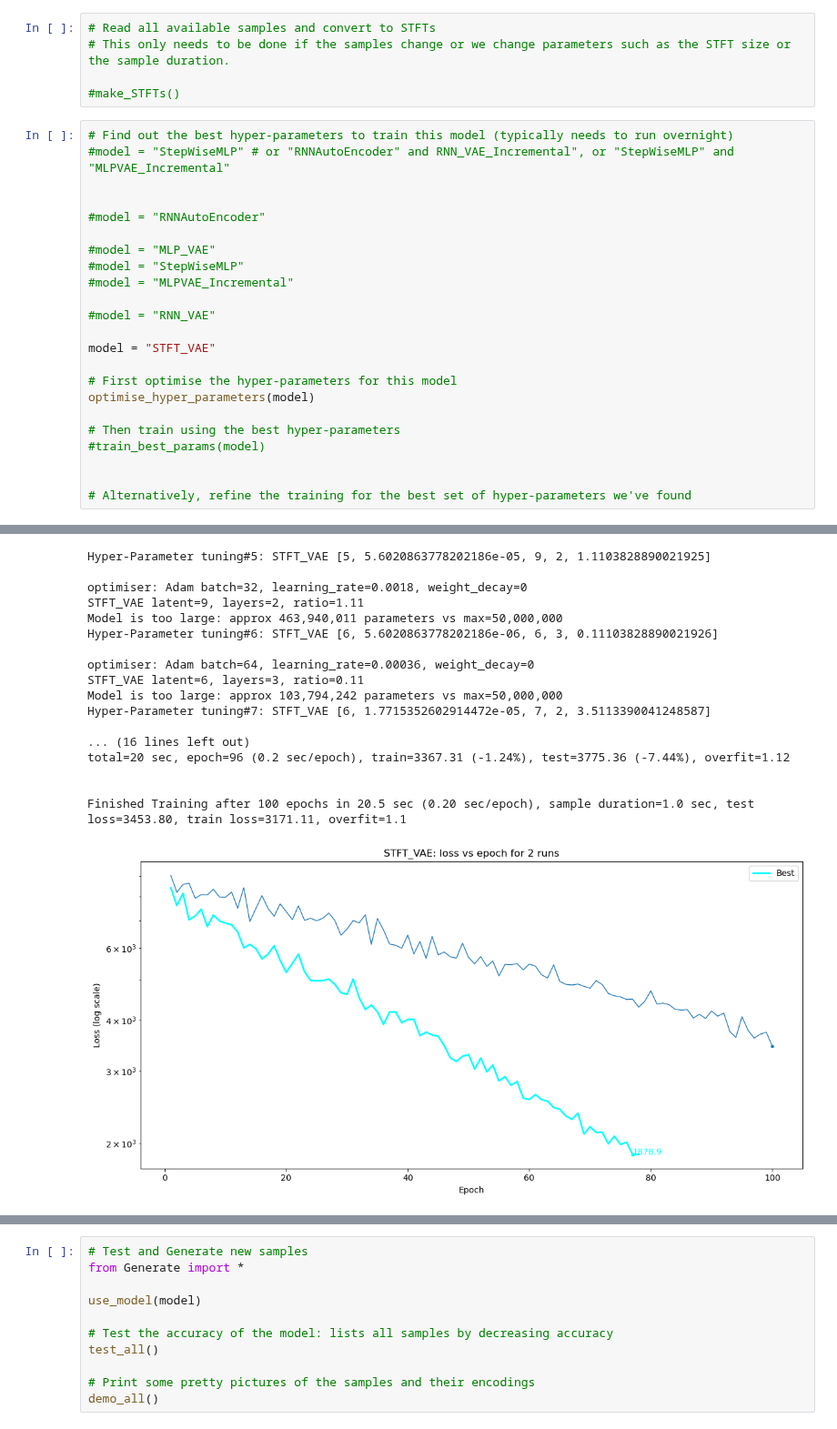
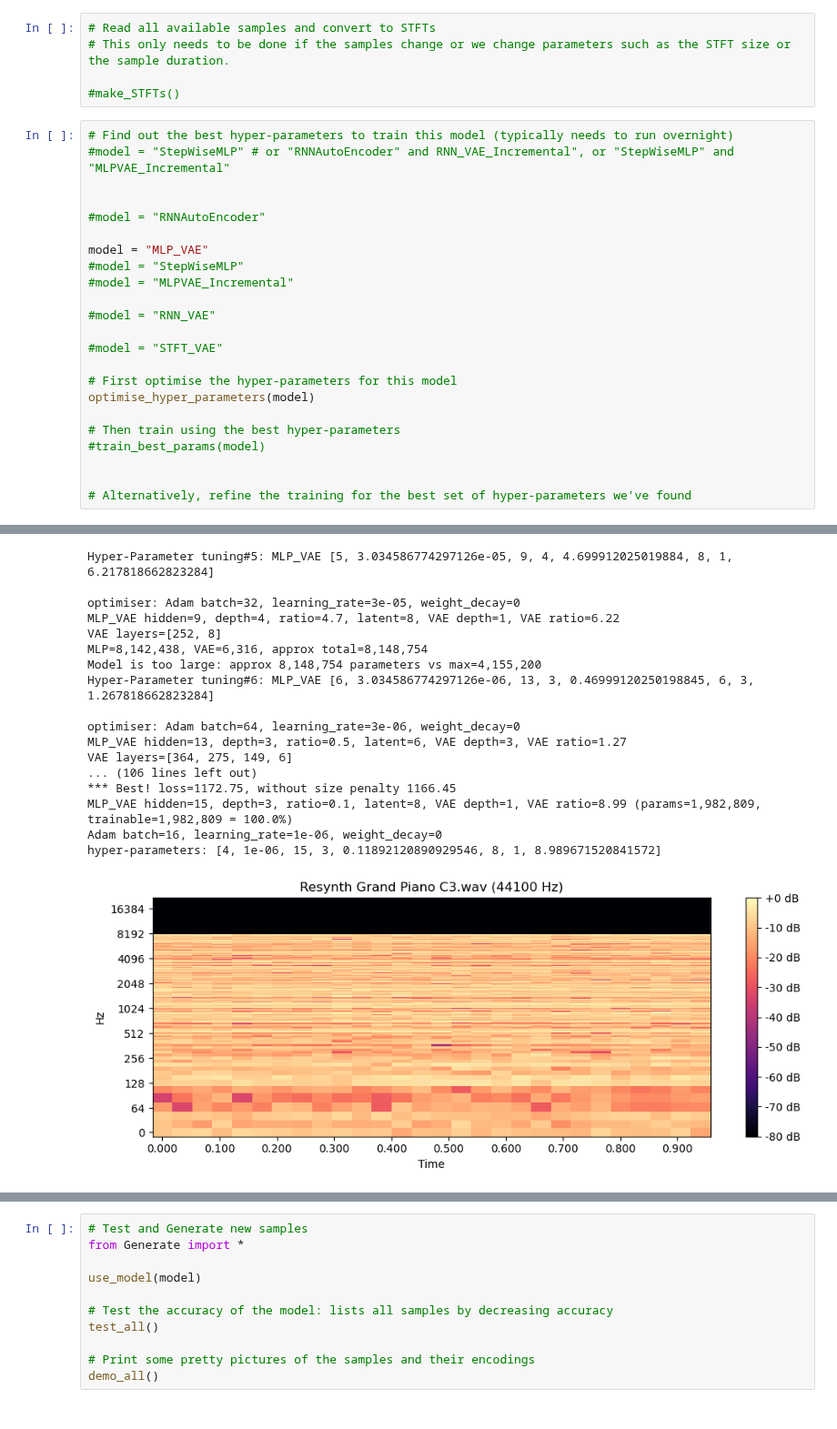
Before and after one commit to RikMaxSpeed/SampleGen, a Jupyter notebook: MakeAndTrain.ipynb, the cells around one changed output, grey strips where cells are left out. Shown at 91% size. Saved outputs shown, nothing was run; the diff lists cells and outputs as text.

```diff
--- a/MakeAndTrain.ipynb
+++ b/MakeAndTrain.ipynb
@@ -29,13 +29,13 @@ Max frequency=8000 Hz --> freq_buckets=742
 
 #model = "RNNAutoEncoder"
 
-#model = "MLP_VAE"
+model = "MLP_VAE"
 #model = "StepWiseMLP"
 #model = "MLPVAE_Incremental"
 
 #model = "RNN_VAE"
 
-model = "STFT_VAE"
+#model = "STFT_VAE"
 
 # First optimise the hyper-parameters for this model
 optimise_hyper_parameters(model)
@@ -77,18 +80,18 @@ Finished Training after 78 epochs in 9.4 sec (0.12 sec/epoch), sample duration=1
-Hyper-Parameter tuning#5: STFT_VAE [5, 5.6020863778202186e-05, 9, 2, 1.1103828890021925]
+Hyper-Parameter tuning#5: MLP_VAE [5, 3.034586774297126e-05, 9, 4, 4.699912025019884, 8, 1, 6.217818662823284]
 
-optimiser: Adam batch=32, learning_rate=0.0018, weight_decay=0
-STFT_VAE latent=9, layers=2, ratio=1.11
-Model is too large: approx 463,940,011 parameters vs max=50,000,000
-Hyper-Parameter tuning#6: STFT_VAE [6, 5.6020863778202186e-06, 6, 3, 0.11103828890021926]
+optimiser: Adam batch=32, learning_rate=3e-05, weight_decay=0
+MLP_VAE hidden=9, depth=4, ratio=4.7, latent=8, VAE depth=1, VAE ratio=6.22
+VAE layers=[252, 8]
+MLP=8,142,438, VAE=6,316, approx total=8,148,754
+Model is too large: approx 8,148,754 parameters vs max=4,155,200
+Hyper-Parameter tuning#6: MLP_VAE [6, 3.034586774297126e-06, 13, 3, 0.46999120250198845, 6, 3, 1.267818662823284]
 
-optimiser: Adam batch=64, learning_rate=0.00036, weight_decay=0
-STFT_VAE latent=6, layers=3, ratio=0.11
-Model is too large: approx 103,794,242 parameters vs max=50,000,000
-Hyper-Parameter tuning#7: STFT_VAE [6, 1.7715352602914472e-05, 7, 2, 3.5113390041248587]
-
-... (16 lines left out)
-total=20 sec, epoch=96 (0.2 sec/epoch), train=3367.31 (-1.24%), test=3775.36 (-7.44%), overfit=1.12
-
-
-Finished Training after 100 epochs in 20.5 sec (0.20 sec/epoch), sample duration=1.0 sec, test loss=3453.80, train loss=3171.11, overfit=1.1
+optimiser: Adam batch=64, learning_rate=3e-06, weight_decay=0
+MLP_VAE hidden=13, depth=3, ratio=0.5, latent=6, VAE depth=3, VAE ratio=1.27
+VAE layers=[364, 275, 149, 6]
+... (106 lines left out)
+*** Best! loss=1172.75, without size penalty 1166.45
+MLP_VAE hidden=15, depth=3, ratio=0.1, latent=8, VAE depth=1, VAE ratio=8.99 (params=1,982,809, trainable=1,982,809 = 100.0%)
+Adam batch=16, learning_rate=1e-06, weight_decay=0
+hyper-parameters: [4, 1e-06, 15, 3, 0.11892120890929546, 8, 1, 8.989671520841572]
-[figure, old version]
+[figure, new version]
```
Also changed, not shown: parts of 1 cell of this notebook, 3 other files.
